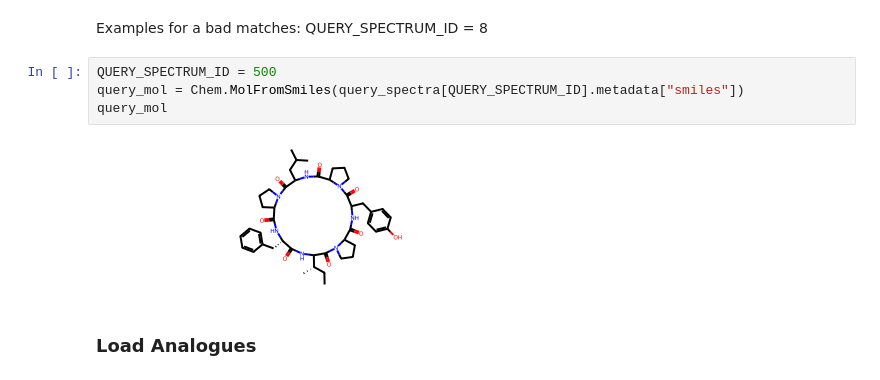
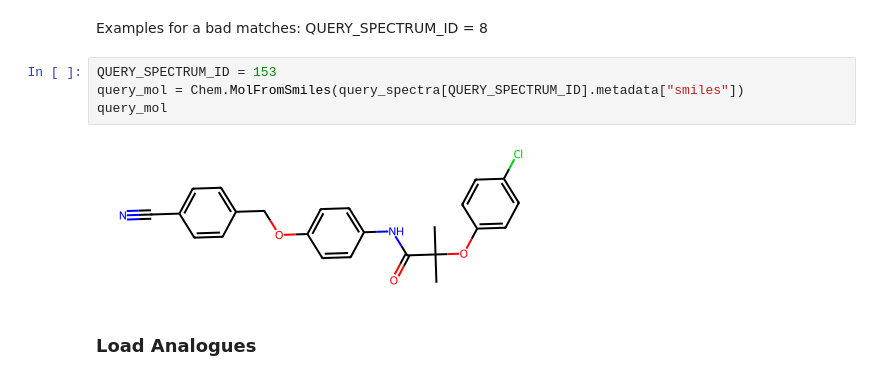
Before and after one commit to Knerten0815/master-thesis-code, a Jupyter notebook: ChemspaceExplorerExplorer.ipynb, the cells around one changed output. Saved outputs shown, nothing was run; the diff lists cells and outputs as text.

```diff
--- a/ChemspaceExplorerExplorer.ipynb
+++ b/ChemspaceExplorerExplorer.ipynb
@@ -93,11 +93,11 @@ query_spectra = spectra_importer(FILENAME)
 # %% [markdown]
 Examples for a bad matches: QUERY_SPECTRUM_ID = 8
 # %%
-QUERY_SPECTRUM_ID = 500
+QUERY_SPECTRUM_ID = 153
 query_mol = Chem.MolFromSmiles(query_spectra[QUERY_SPECTRUM_ID].metadata["smiles"])
 query_mol
 # %% [output]
-[figure, old version]
+[figure, new version]
 # %% [markdown]
 ### Load Analogues
 # %%
```
Also changed, not shown: parts of 12 cells of this notebook.
